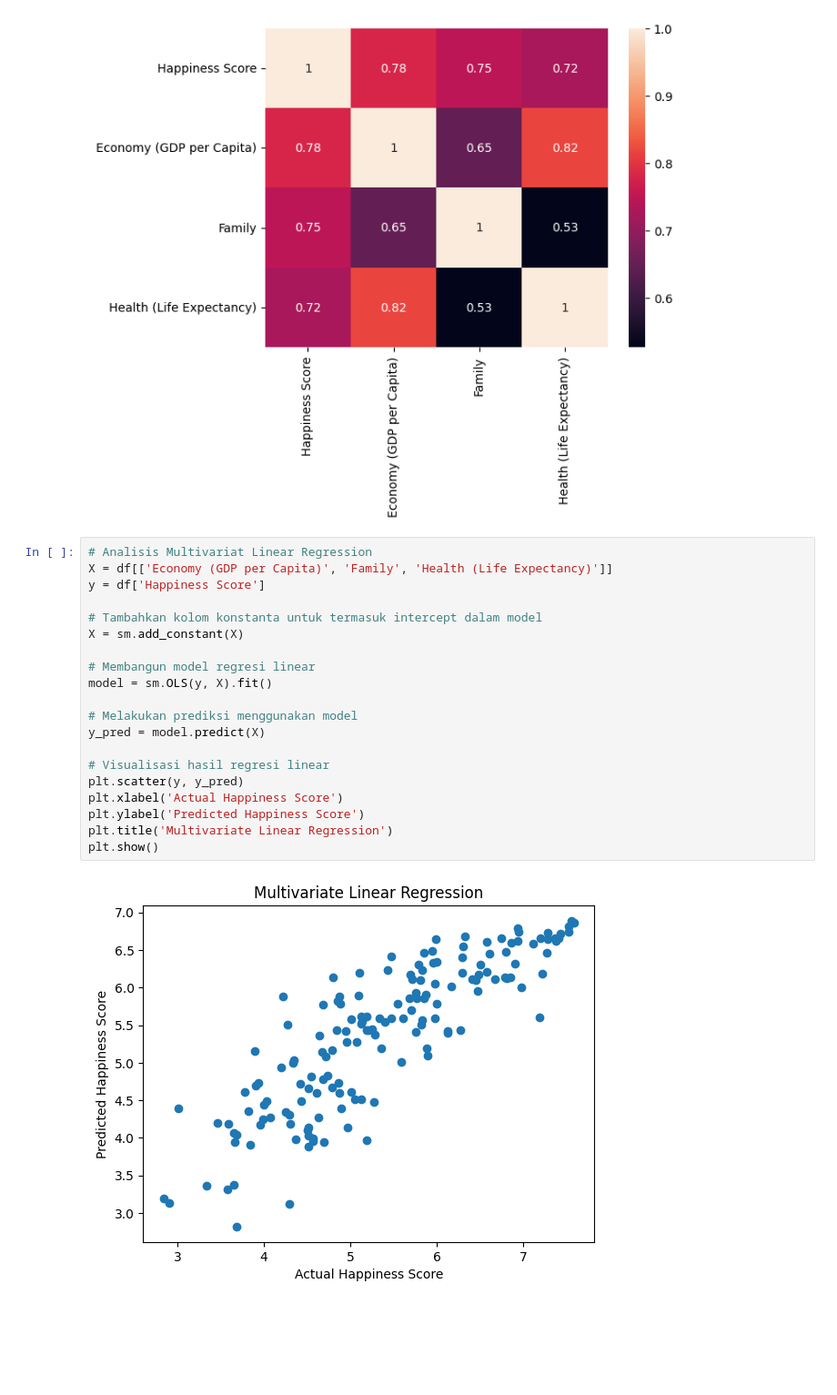
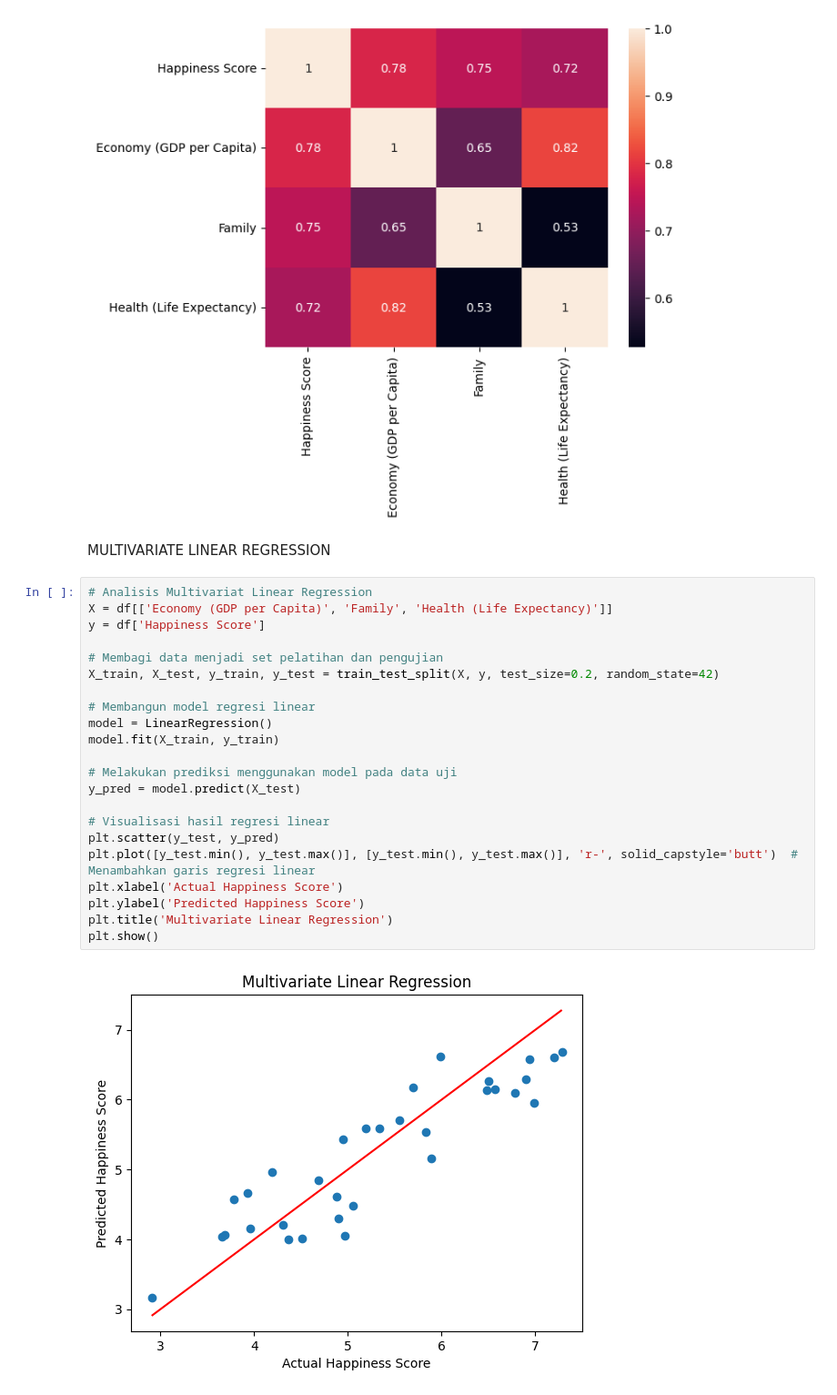
Before and after one commit to fikrialnfjr/multivariate-linear-regression, a Jupyter notebook: multivairate-linear-regression.ipynb, the cells around one changed output. Shown at 91% size. Saved outputs shown, nothing was run; the diff lists cells and outputs as text; blank space fills up the shorter version.

```diff
--- a/multivairate-linear-regression.ipynb
+++ b/multivairate-linear-regression.ipynb
@@ -202,25 +371,29 @@ sns.heatmap(correlation_matrix, annot=True)
 plt.show()
 # %% [output]
 [figure]
+# %% [markdown]
+MULTIVARIATE LINEAR REGRESSION
 # %%
 # Analisis Multivariat Linear Regression
 X = df[['Economy (GDP per Capita)', 'Family', 'Health (Life Expectancy)']]
 y = df['Happiness Score']
 
-# Tambahkan kolom konstanta untuk termasuk intercept dalam model
-X = sm.add_constant(X)
+# Membagi data menjadi set pelatihan dan pengujian
+X_train, X_test, y_train, y_test = train_test_split(X, y, test_size=0.2, random_state=42)
 
 # Membangun model regresi linear
-model = sm.OLS(y, X).fit()
+model = LinearRegression()
+model.fit(X_train, y_train)
 
-# Melakukan prediksi menggunakan model
-y_pred = model.predict(X)
+# Melakukan prediksi menggunakan model pada data uji
+y_pred = model.predict(X_test)
 
 # Visualisasi hasil regresi linear
-plt.scatter(y, y_pred)
+plt.scatter(y_test, y_pred)
+plt.plot([y_test.min(), y_test.max()], [y_test.min(), y_test.max()], 'r-', solid_capstyle='butt')  # Menambahkan garis regresi linear
 plt.xlabel('Actual Happiness Score')
 plt.ylabel('Predicted Happiness Score')
 plt.title('Multivariate Linear Regression')
 plt.show()
 # %% [output]
-[figure, old version]
+[figure, new version]
```
Also changed, not shown: parts of 16 cells of this notebook.
